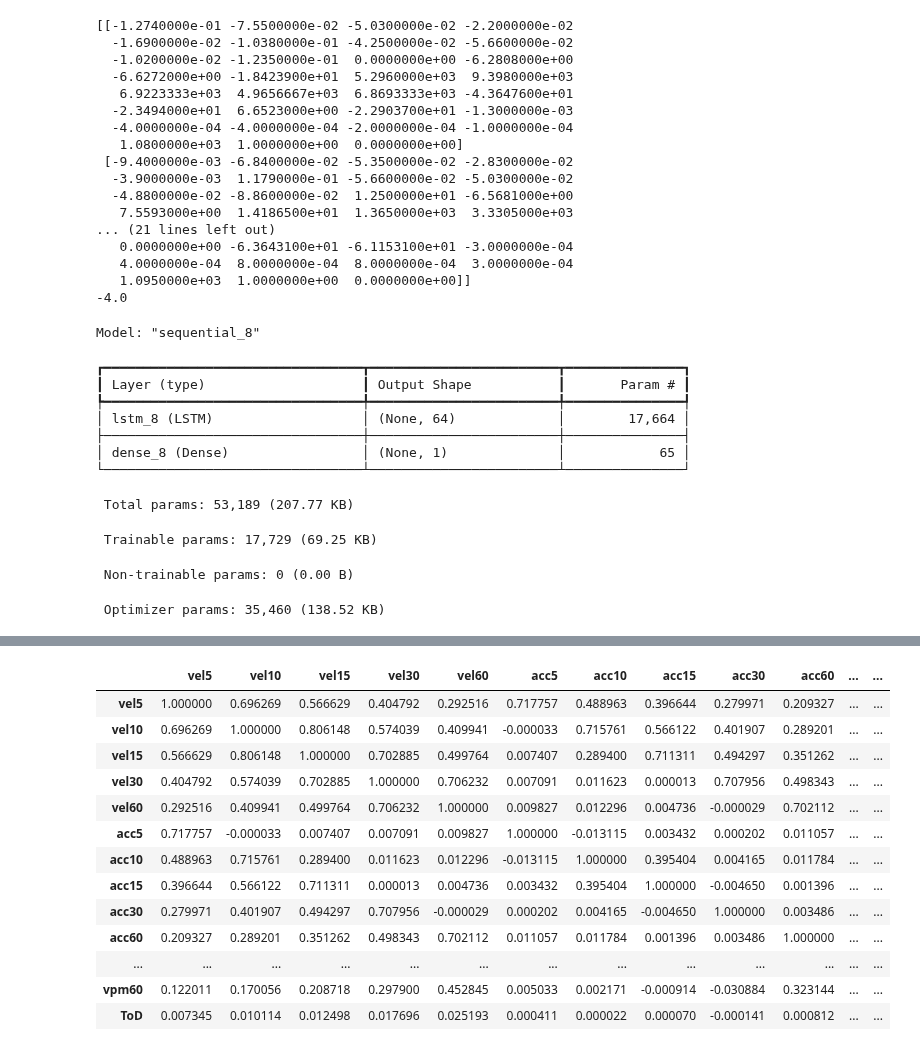
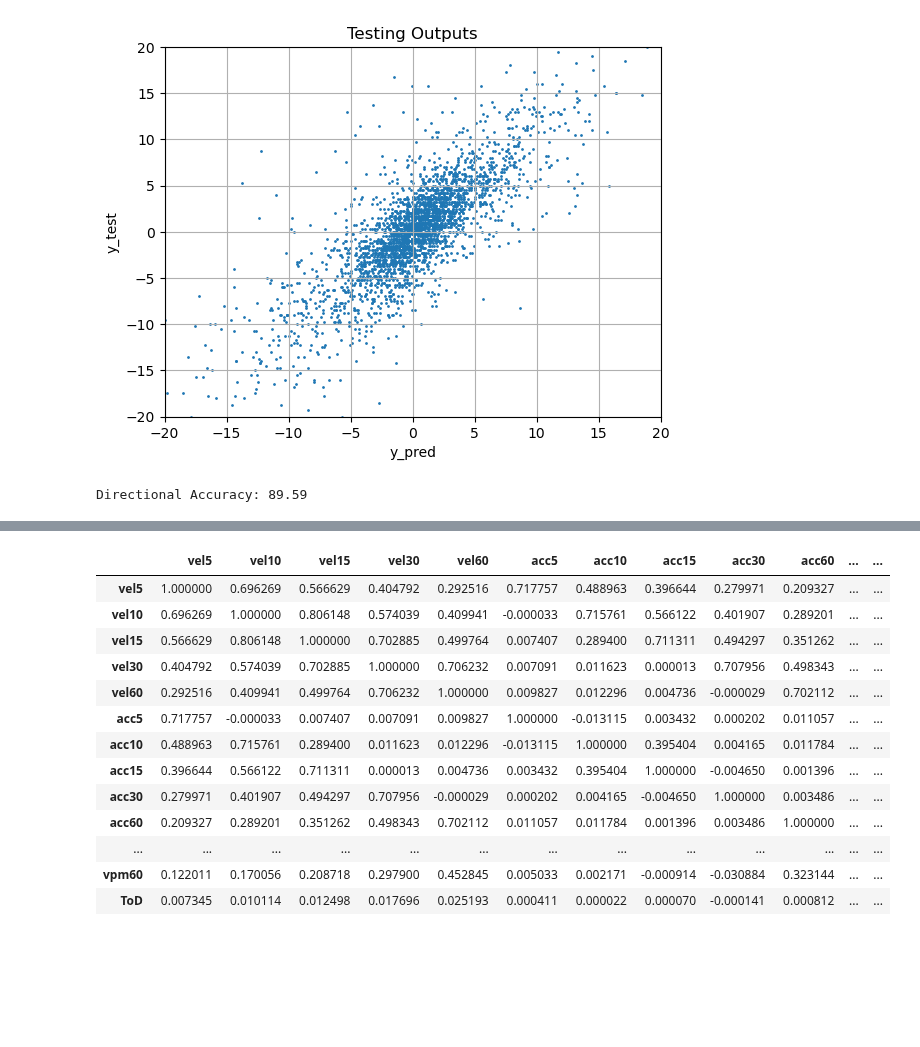
Before and after one commit to Logan-Kelsch/-ES-NN-test1, a Jupyter notebook: NN/NN_V3.0/dm_LSTM.ipynb, the cells around one changed output, grey strips where cells are left out. Drawn from its saved outputs; the diff is of its cells as text; code cells hidden in the pictures; blank space fills up the shorter version.

```diff
--- a/NN/NN_V3.0/dm_LSTM.ipynb
+++ b/NN/NN_V3.0/dm_LSTM.ipynb
@@ -445,41 +330,0 @@ model.save('LSTM_Mr3_iter.keras')
-# %%
-print(X[0])
-print(y[0])
-print("\nBREAK\n")
-print(X[-1])
-print(y[-1])
-# %% [output]
-[[-1.2740000e-01 -7.5500000e-02 -5.0300000e-02 -2.2000000e-02
-  -1.6900000e-02 -1.0380000e-01 -4.2500000e-02 -5.6600000e-02
-  -1.0200000e-02 -1.2350000e-01  0.0000000e+00 -6.2808000e+00
-  -6.6272000e+00 -1.8423900e+01  5.2960000e+03  9.3980000e+03
-   6.9223333e+03  4.9656667e+03  6.8693333e+03 -4.3647600e+01
-  -2.3494000e+01  6.6523000e+00 -2.2903700e+01 -1.3000000e-03
-  -4.0000000e-04 -4.0000000e-04 -2.0000000e-04 -1.0000000e-04
-   1.0800000e+03  1.0000000e+00  0.0000000e+00]
- [-9.4000000e-03 -6.8400000e-02 -5.3500000e-02 -2.8300000e-02
-  -3.9000000e-03  1.1790000e-01 -5.6600000e-02 -5.0300000e-02
-  -4.8800000e-02 -8.8600000e-02  1.2500000e+01 -6.5681000e+00
-   7.5593000e+00  1.4186500e+01  1.3650000e+03  3.3305000e+03
-... (21 lines left out)
-   0.0000000e+00 -6.3643100e+01 -6.1153100e+01 -3.0000000e-04
-   4.0000000e-04  8.0000000e-04  8.0000000e-04  3.0000000e-04
-   1.0950000e+03  1.0000000e+00  0.0000000e+00]]
--4.0
-# %%
-model.summary()
-#lm = load_model('dmRec_rec1.keras')
-#lm.summary()
-# %% [output]
-Model: "sequential_8"
-┏━━━━━━━━━━━━━━━━━━━━━━━━━━━━━━━━━┳━━━━━━━━━━━━━━━━━━━━━━━━┳━━━━━━━━━━━━━━━┓
-┃ Layer (type)                    ┃ Output Shape           ┃       Param # ┃
-┡━━━━━━━━━━━━━━━━━━━━━━━━━━━━━━━━━╇━━━━━━━━━━━━━━━━━━━━━━━━╇━━━━━━━━━━━━━━━┩
-│ lstm_8 (LSTM)                   │ (None, 64)             │        17,664 │
-├─────────────────────────────────┼────────────────────────┼───────────────┤
-│ dense_8 (Dense)                 │ (None, 1)              │            65 │
-└─────────────────────────────────┴────────────────────────┴───────────────┘
- Total params: 53,189 (207.77 KB)
- Trainable params: 17,729 (69.25 KB)
- Non-trainable params: 0 (0.00 B)
- Optimizer params: 35,460 (138.52 KB)
@@ -486,3 +336,37 @@ Model: "sequential_8"
+# %%
+#SCATTERPLOT #SCATTERPLOT  #SCATTERPLOT  #SCATTERPLOT  #SCATTERPLOT  #SCATTERPLOT  #SCATTERPLOT  #SCATTERPLOT
+plt.scatter(y_pred, y_test, s=1)
+plt.grid()
+plt.axis('tight')
+plt.title('Testing Outputs')
+plt.xlabel('y_pred')
+match tType:
+    case 'D':
+        plt.xlim(-20,20)
+        plt.ylim(-20,20)
+    case _:
+        plt.xlim(0,5)
+        plt.ylim(0,5)
+plt.ylabel('y_test')
+plt.show()
+#DIRECTIONAL ACCURACY #DIRECTIONAL ACCURACY  #DIRECTIONAL ACCURACY  #DIRECTIONAL ACCURACY  #DIRECTIONAL ACCURACY
+tp, fp, tn, fn = 0, 0, 0, 0
+for i in range(len(y_pred)):
+    if(y_pred[i]>0):
+        if(y_test[i]>0):
+            tp+=1
+        if(y_pred[i]<0):
+            fp+=1
+    if(y_pred[i]<0):
+        if(y_test[i]<0):
+            tn+=1
+        if(y_test[i]>0):
+            fn+=1
+directionalAccuracy = ((tp+tn)/(tp+fp+tn+fn))*10000//1/100
+print('Directional Accuracy:',directionalAccuracy)
+# %% [output]
+[figure, added]
+Directional Accuracy: 89.59
 # %%
 import numpy as np
 from sklearn.metrics import mean_squared_error
```
Also changed, not shown: parts of 4 cells of this notebook, 16 other files.
